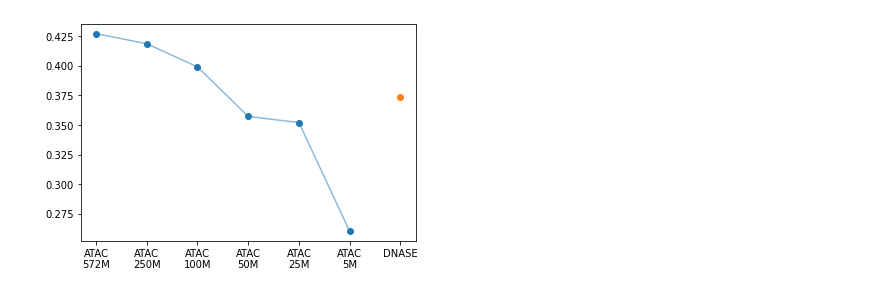
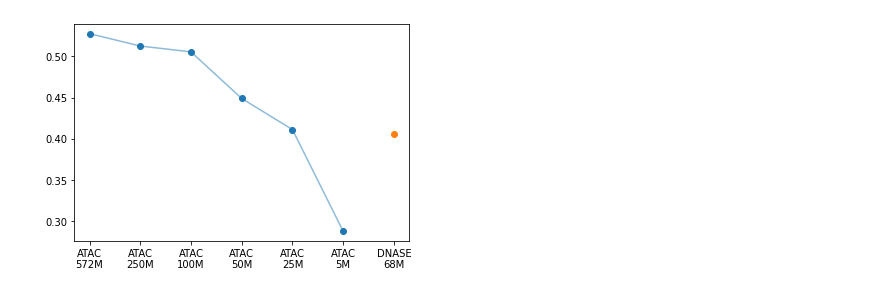
Before and after one commit to kundajelab/chrombpnet, a Jupyter notebook: src/evaluation/figure_notebooks/figure_6/4e_dsqtl_subsampling.ipynb, the cells around one changed output. Saved outputs shown, nothing was run; the diff lists cells and outputs as text; code cells hidden in the pictures.

```diff
--- a/src/evaluation/figure_notebooks/figure_6/4e_dsqtl_subsampling.ipynb
+++ b/src/evaluation/figure_notebooks/figure_6/4e_dsqtl_subsampling.ipynb
@@ -34,9 +66,18 @@ def fetch_auprc(preds):
     return roc_auc
 # %%
-roc_500m = fetch_auprc(atac_preds)
-roc_250m = fetch_auprc(atac_preds_250m)
-roc_100m = fetch_auprc(atac_preds_100m)
-roc_50m = fetch_auprc(atac_preds_50m)
-roc_25m = fetch_auprc(atac_preds_25m)
-roc_5m = fetch_auprc(atac_preds_5m)
-roc_dnase = fetch_auprc(dnase_preds)
+# roc_500m = fetch_auprc(atac_preds)
+# roc_250m = fetch_auprc(atac_preds_250m)
+# roc_100m = fetch_auprc(atac_preds_100m)
+# roc_50m = fetch_auprc(atac_preds_50m)
+# roc_25m = fetch_auprc(atac_preds_25m)
+# roc_5m = fetch_auprc(atac_preds_5m)
+# roc_dnase = fetch_auprc(dnase_preds)
+
+
+roc_500m = fetch_auprc_new(atac_preds)
+roc_250m = fetch_auprc_new(atac_preds_250m)
+roc_100m = fetch_auprc_new(atac_preds_100m)
+roc_50m = fetch_auprc_new(atac_preds_50m)
+roc_25m = fetch_auprc_new(atac_preds_25m)
+roc_5m = fetch_auprc_new(atac_preds_5m)
+roc_dnase = fetch_auprc_new(dnase_preds)
@@ -43,10 +102,10 @@ roc_dnase = fetch_auprc(dnase_preds)
 # %%
 plt.scatter(["ATAC\n572M", "ATAC\n250M", "ATAC\n100M" ,"ATAC\n50M", "ATAC\n25M", "ATAC\n5M"],[roc_500m,roc_250m,roc_100m,roc_50m,roc_25m,roc_5m])
 plt.plot(["ATAC\n572M", "ATAC\n250M", "ATAC\n100M","ATAC\n50M", "ATAC\n25M", "ATAC\n5M"],[roc_500m,roc_250m,roc_100m,roc_50m,roc_25m,roc_5m], alpha=0.5)
-plt.scatter(["DNASE"], [roc_dnase])
-plt.savefig("subfigs/subsample_profile_performance.pdf", transparent=True, dpi=300)
+plt.scatter(["DNASE\n68M"], [roc_dnase])
+plt.savefig("subfigs_new/subsample_profile_performance.pdf", transparent=True, dpi=300)
 # %% [output]
-[figure, old version]
+[figure, new version]
 # %%
 def fetch_auprc(preds):
     dsqtls = pd.read_csv(preds,sep="\t", header=0, index_col=False)
```
Also changed, not shown: parts of 26 cells of this notebook, 26 other files.
